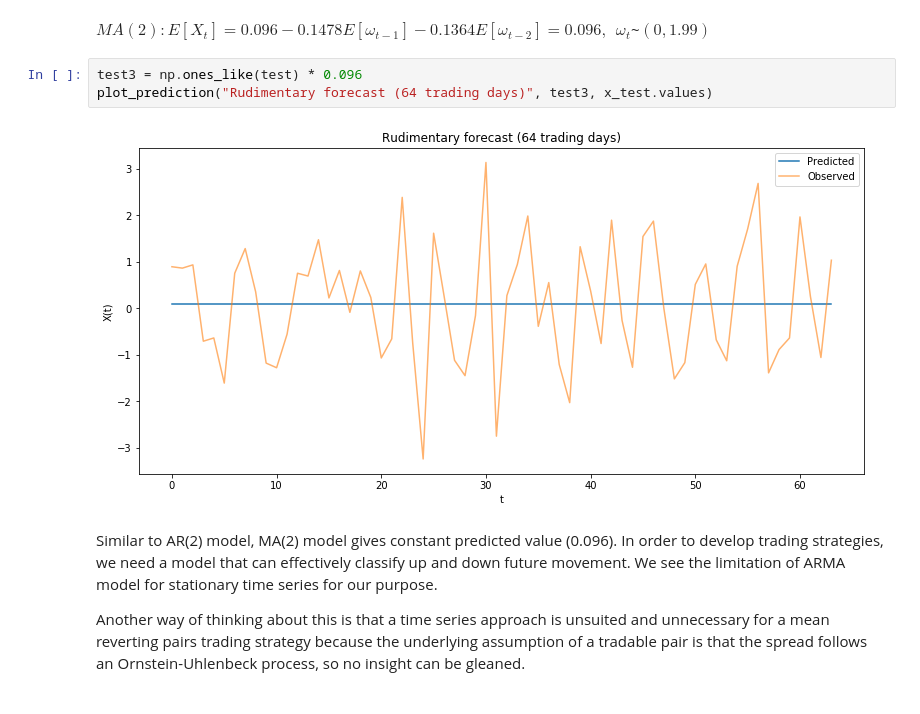
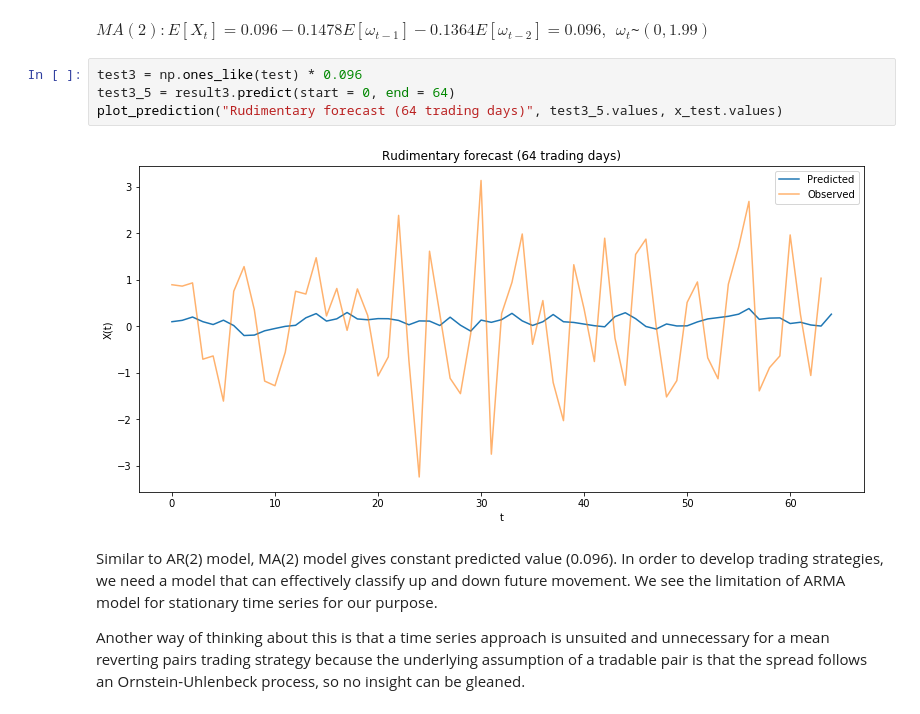
Before and after one commit to stevenkxu/TimeSeriesProject, a Jupyter notebook: 6351_Final_Project.ipynb, the cells around one changed output. Drawn from its saved outputs; the diff is of its cells as text.

Commit message:
Some description, added statsmodels prediction methods

```diff
--- a/6351_Final_Project.ipynb
+++ b/6351_Final_Project.ipynb
@@ -705,9 +732,10 @@ Referring to the previous hypothesis test for AR(2) model, we can assume that th
 $MA(2) : E[X_t]=0.096-0.1478 E[\omega_{t-1}]-0.1364 E[\omega_{t-2}] = 0.096,~~\omega_t$~$(0, 1.99)$
 # %%
 test3 = np.ones_like(test) * 0.096
-plot_prediction("Rudimentary forecast (64 trading days)", test3, x_test.values)
+test3_5 = result3.predict(start = 0, end = 64)
+plot_prediction("Rudimentary forecast (64 trading days)", test3_5.values, x_test.values)
 # %% [output]
-[figure, old version]
+[figure, new version]
 # %% [markdown]
 Similar to AR(2) model, MA(2) model gives constant predicted value (0.096). In order to develop trading strategies, we need a model that can effectively classify up and down future movement. We see the limitation of ARMA model for stationary time series for our purpose.
 
```
Also changed, not shown: parts of 21 cells of this notebook.
